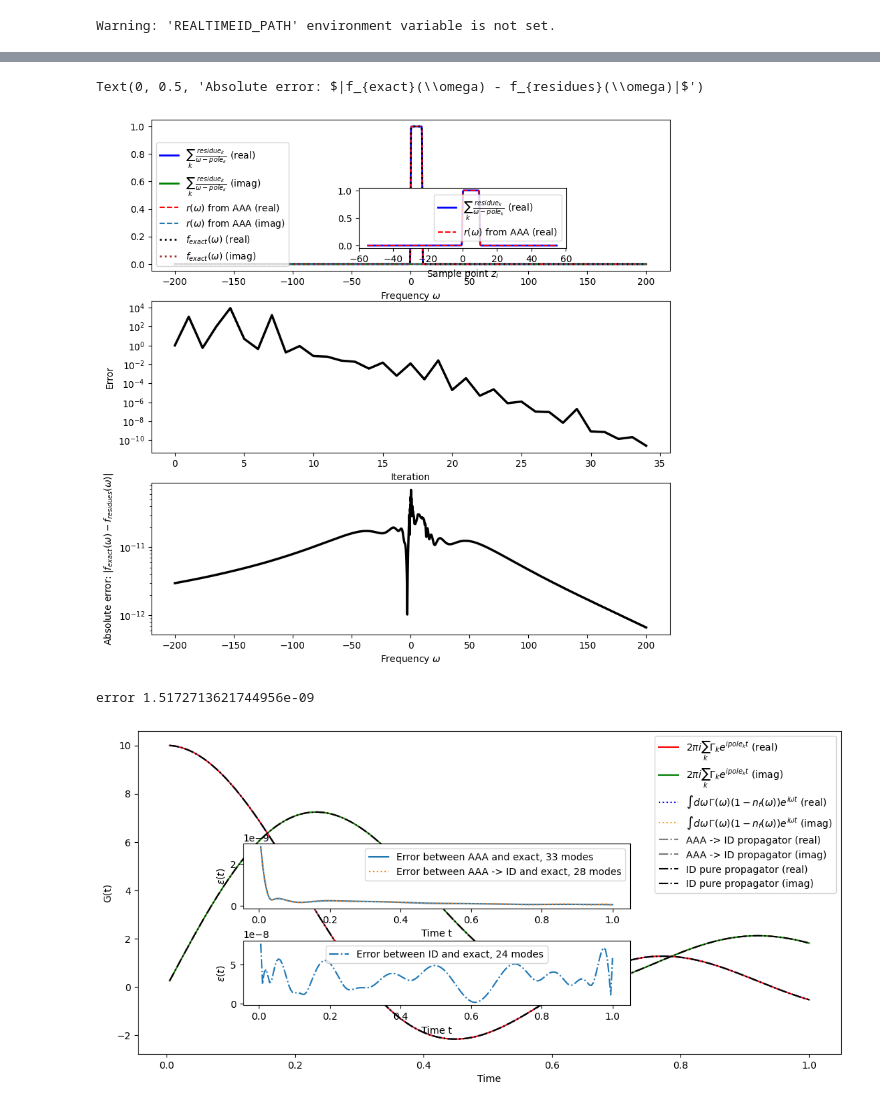
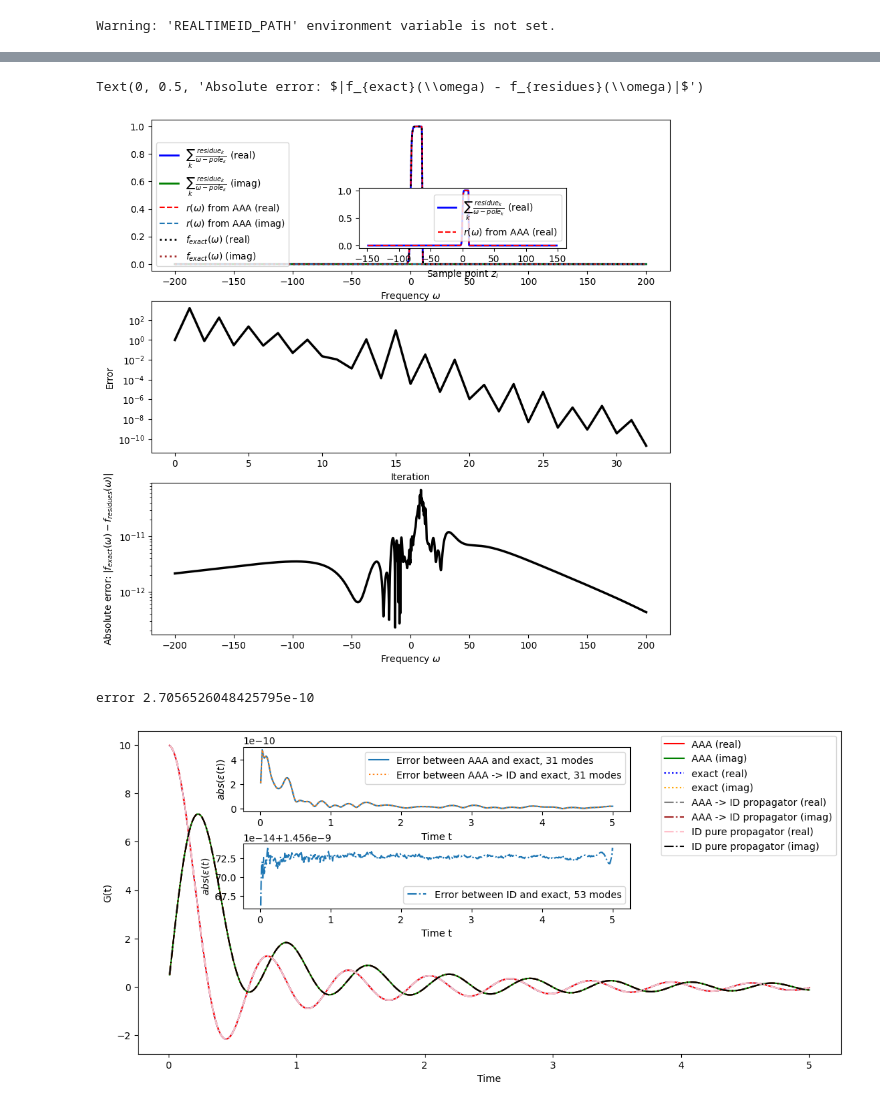
Before and after one commit to jthoenniss/RealTimeID, a Jupyter notebook: notebooks/aaa.ipynb, the cells around one changed output, grey strips where cells are left out. Cells and saved outputs as stored; diff of their text form; code cells hidden in the pictures.

```diff
--- a/notebooks/aaa.ipynb
+++ b/notebooks/aaa.ipynb
@@ -30,10 +30,10 @@ Warning: 'REALTIMEID_PATH' environment variable is not set.
 
 Lambda = 10
 #spec_dens = lambda x: spec_dens_gapless(x, cutoff_lower=-Lambda, cutoff_upper=Lambda) #np.sqrt(1 - x**2) # semi circle spectral density that is nonzero in the interval [-1,1]
-spec_dens = SpecDensGapless(Lambda)
+spec_dens = SpecDensGapless(Lambda = Lambda)
 
 #set parameters
-params = KernelParams(spec_dens = spec_dens, n = 4263, m = 1000, N_max = 200, delta_t = .005, h = 0.004, beta = 10, phi = np.pi/4)
+params = KernelParams(spec_dens = spec_dens, n = 20000, m = 5000, N_max = 500, delta_t = 0.01, h = 0.001, beta = 2, phi = np.pi/4)
 
 print("largest freq: ", np.exp(params.get_param("h") * params.get_param("m")))
 print("smallest freq: ", np.exp(-params.get_param("h") * params.get_param("n")))
@@ -150,18 +150,12 @@ eff_residues_hole = residues_hole_upper[idx_ID_hole[:ID_rank_hole]]
 additional_poles, additional_residues = spec_dens.poles_residues()
 
 #decompose the kernel using ID. Specify include_additional_poles = True to include the additional poles in the kernel that is decomposed
-decomp = DecompKernel(**params.params, eps = 1.e-10, additional_poles=additional_poles, additional_residues = additional_residues, include_additional_poles=True)
+decomp = DecompKernel(**params.params, eps = 1.e-16, additional_poles=additional_poles, additional_residues = additional_residues, include_additional_poles=True)
 ID_rank_pure = decomp.ID_rank
 idx_ID_pure = decomp.idx
 coarse_grid_ID_pure = decomp.coarse_grid
 
-#effective spectral density from ID
-spec_dens_eff_ID = decomp.coupl_eff()
 
-#apply AAA to effective spectral density
-aaa_ID, aaa_ID_errs = aaa(coarse_grid_ID_pure, spec_dens_eff_ID, tol = 1.e-10, mmax = ID_rank_pure-1 , return_errors = True)
-pole_eff, residue_eff = aaa_ID.polres()
-
+print("number of AAA poles: ", len(poles_particle) + len(poles_hole))
 print("ID_rank pure", ID_rank_pure)
-print("ID + AAA rank", len(pole_eff))
 # %% [output]
@@ -260,7 +251,7 @@ axs[2].set_xlabel('Frequency ' + r'$\omega$')
 axs[2].set_ylabel('Absolute error: ' + r'$|f_{exact}(\omega) - f_{residues}(\omega)|$')
 # %% [output]
 Text(0, 0.5, 'Absolute error: $|f_{exact}(\\omega) - f_{residues}(\\omega)|$')
-[figure, old version]
+[figure, new version]
 # %%
 G_learned = AAA_rep.propagator_AAA(time_grid)
 error_plain = abs(G_learned - cont_integral_concat)
@@ -268,7 +259,7 @@ error_plain = abs(G_learned - cont_integral_concat)
 error = error_time_integrated(cont_integral_concat, G_learned, params.params["delta_t"])
 print("error", error)
 # %% [output]
-error 1.5172713621744956e-09
+error 2.7056526048425795e-10
 # %%
 G_AAA_ID = ID_kernel_particle.reconstruct_propagator_ID()
 error_AAA_ID = abs(G_AAA_ID - cont_integral_concat[:len(time_grid)])
@@ -278,44 +269,44 @@ error_ID_pure = abs(G_ID_pure - cont_integral_concat)
 # %%
 #compute the Green's function as contiuous integral
 
 #check that "learned propagator is close to the reference propagator"
 residues_upper = residues_particle[poles_particle.imag > 0]
 poles_upper = poles_particle[poles_particle.imag > 0]
 
 
 
 #plot the learned propagator and the reference propagator
 fig, ax = plt.subplots(figsize=(13, 6))
-#plt.plot(time_grid, AAA_GF[:,0].real, label=r'$\int d\omega \, r(\omega) e^{i\omega t} $' + ' (real)', color = 'purple', linestyle = '-', alpha = 0.8)
-#plt.plot(time_grid, AAA_GF[:,0].imag, label=r'$\int d\omega \, r(\omega) e^{i\omega t} $' + ' (imag)', linestyle = '-', alpha = 0.8)
-ax.plot(time_grid, G_learned[:len(time_grid)].real, label=r'$2\pi i \sum_k \Gamma_k e^{i pole_k t} $' + ' (real)', color = 'red', linestyle = '-')
-ax.plot(time_grid, G_learned[:len(time_grid)].imag, label=r'$2\pi i \sum_k \Gamma_k e^{i pole_k t} $' + ' (imag)', color = 'green', linestyle = '-')
-ax.plot(time_grid, cont_integral_particle.real, label=r'$\int d\omega \, \Gamma(\omega) (1-n_f(\omega)) e^{i\omega t} $' + ' (real)', color = 'blue', linestyle = 'dotted')
-ax.plot(time_grid, cont_integral_particle.imag, label=r'$\int d\omega \, \Gamma(\omega) (1-n_f(\omega)) e^{i\omega t} $' + ' (imag)', color = 'orange', linestyle = 'dotted')
+ax.plot(time_grid, G_learned[:len(time_grid)].real, label="AAA" + ' (real)', color = 'red', linestyle = '-')
+ax.plot(time_grid, G_learned[:len(time_grid)].imag, label="AAA"  ' (imag)', color = 'green', linestyle = '-')
+ax.plot(time_grid, cont_integral_particle.real, label="exact" + ' (real)', color = 'blue', linestyle = 'dotted')
+ax.plot(time_grid, cont_integral_particle.imag, label="exact" + ' (imag)', color = 'orange', linestyle = 'dotted')
 ax.plot(time_grid, G_AAA_ID.real, label='AAA -> ID propagator' + ' (real)', color = 'gray', linestyle = 'dashdot')
-ax.plot(time_grid, G_AAA_ID.imag, label='AAA -> ID propagator' + ' (imag)', color = 'gray', linestyle = 'dashdot')
-ax.plot(time_grid, G_ID_pure[:len(time_grid)].real, label='ID pure propagator' + ' (real)', color = 'black', linestyle = 'dashdot')
+ax.plot(time_grid, G_AAA_ID.imag, label='AAA -> ID propagator' + ' (imag)', color = 'brown', linestyle = 'dashdot')
+ax.plot(time_grid, G_ID_pure[:len(time_grid)].real, label='ID pure propagator' + ' (real)', color = 'pink', linestyle = 'dashdot')
 ax.plot(time_grid, G_ID_pure[:len(time_grid)].imag, label='ID pure propagator' + ' (imag)', color = 'black', linestyle = 'dashdot')
-
 ax.legend()
 ax.set_xlabel('Time')
 ax.set_ylabel('G(t)')
 
 
-axins = ax.inset_axes([0.15, 0.45, 0.55, 0.2])
+
+axins = ax.inset_axes([0.15, 0.75, 0.55, 0.2])
 axins.plot(time_grid[:], error_plain[:len(time_grid)], linestyle = '-', label = f'Error between AAA and exact, {len(poles_hole[poles_hole.imag > 0])+len(poles_particle[poles_particle.imag > 0])} modes')
 axins.plot(time_grid[:], error_AAA_ID[:len(time_grid)], linestyle = 'dotted', label = f'Error between AAA -> ID and exact, {len(poles_ID_hole[poles_ID_hole.imag > 0]) +len(poles_ID_particle[poles_ID_particle.imag > 0])} modes')
 axins.set_xlabel('Time t')
-axins.set_ylabel(r'$\epsilon(t)$')
-axins.legend()
-
-axins = ax.inset_axes([0.15, 0.15, 0.55, 0.2])
-axins.plot(time_grid[:], error_ID_pure[:len(time_grid)], linestyle = 'dashdot', label = f'Error between ID and exact, {len(pole_eff)} modes')
-axins.set_xlabel('Time t')
-axins.set_ylabel(r'$\epsilon(t)$')
+axins.set_ylabel(r'$abs(\epsilon(t))$')
 axins.legend()
 
 
+axins = ax.inset_axes([0.15, 0.45, 0.55, 0.2])
+axins.plot(time_grid[:], error_ID_pure[:len(time_grid)], linestyle = 'dashdot', label = f'Error between ID and exact, {ID_rank_pure} modes')
+axins.set_xlabel('Time t')
+axins.set_ylabel(r'$abs(\epsilon(t)$')
+axins.legend()
+
+
+
 plt.show()
 # %% [output]
-[figure, old version]
+[figure, new version]
```
Also changed, not shown: parts of 4 cells of this notebook, 8 other files.
